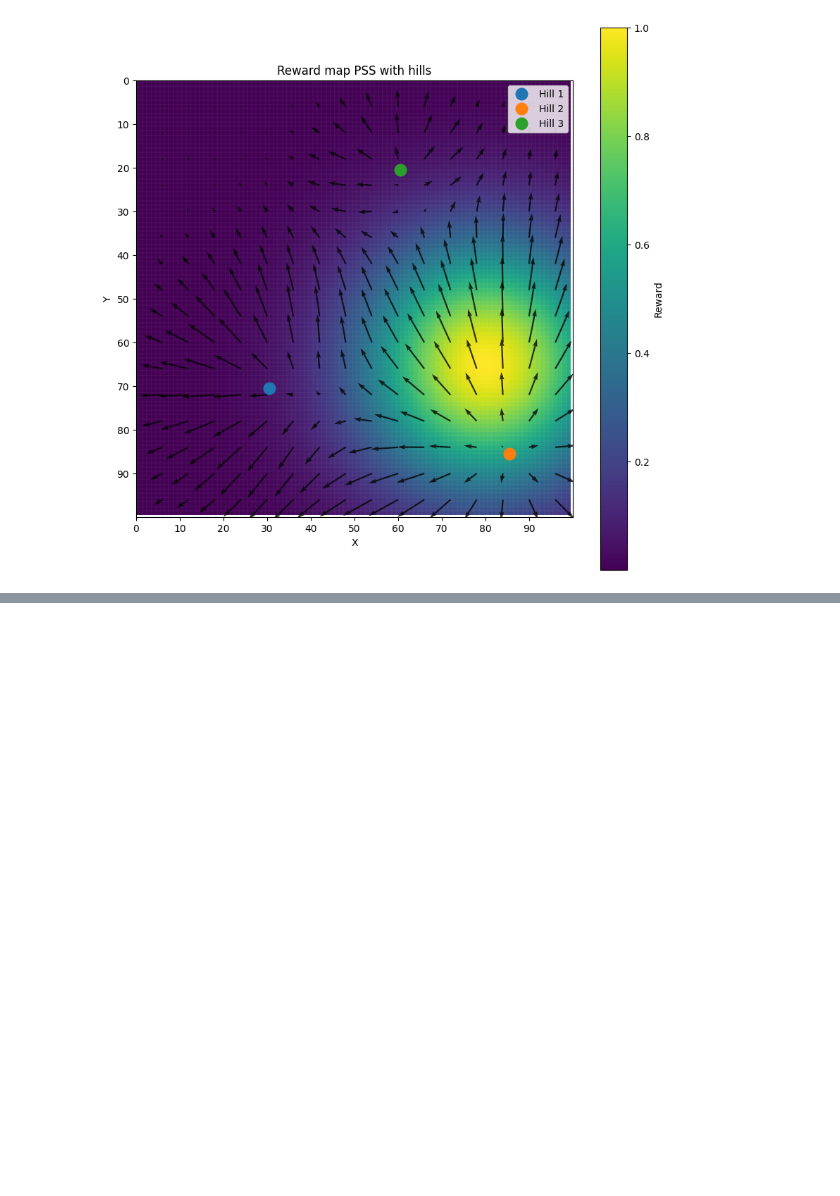
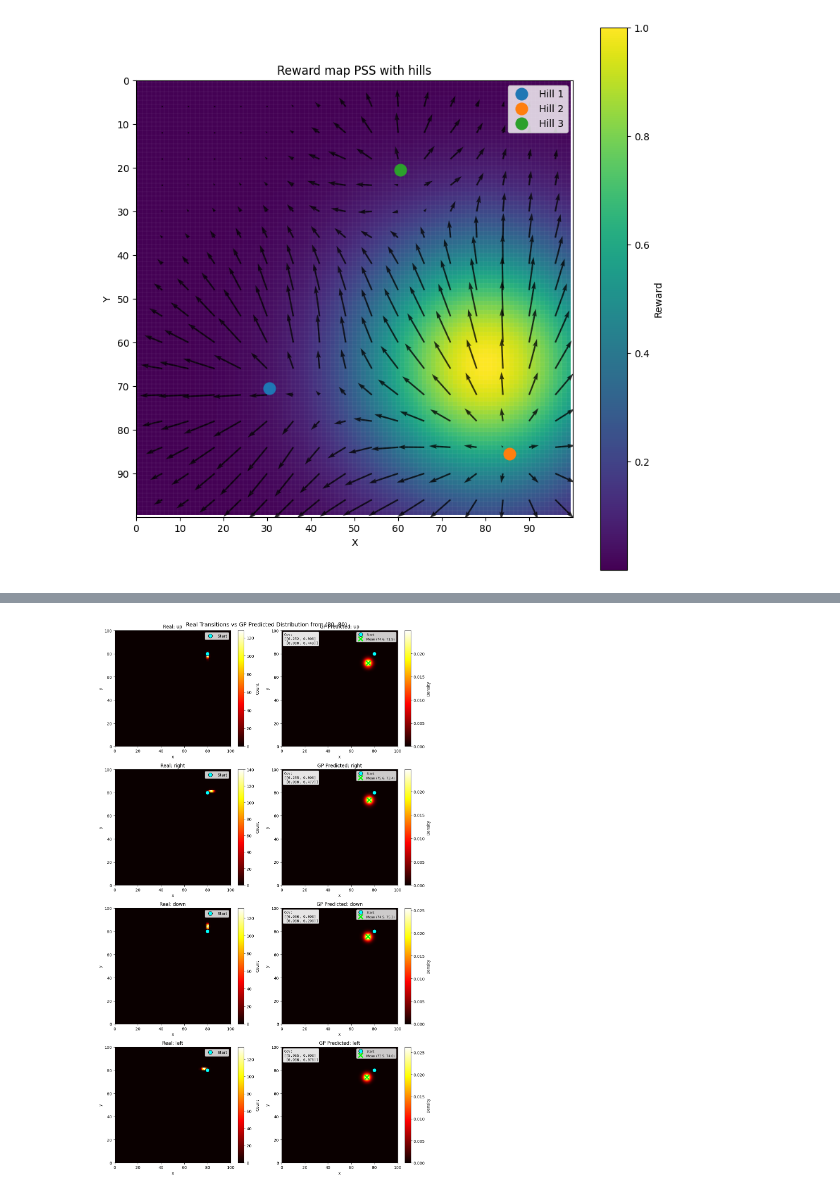
Before and after one commit to ThijsvSchaik/BayesianRLunderUncertainty, a Jupyter notebook: notebooks/gp_setup.ipynb, the cells around one changed output, grey strips where cells are left out. Drawn from its saved outputs; the diff is of its cells as text; code cells hidden in the pictures; blank space fills up the shorter version.

```diff
--- a/notebooks/gp_setup.ipynb
+++ b/notebooks/gp_setup.ipynb
@@ -36,0 +436,93 @@ import torch
+# %%
+# Compare GP predicted distribution vs real transition distribution
+# Real: heatmap of samples. GP: 2D Gaussian density from covariance matrix
+from scipy.stats import multivariate_normal
+
+start_state = (80, 80)
+n_samples = 1000
+
+fig, axs = plt.subplots(4, 2, figsize=(12, 20))
+
+for row, (action_name, action) in enumerate(actions.items()):
+    ax_real = axs[row, 0]
+    ax_gp = axs[row, 1]
+
+    # Build input for GP
+    x_input = torch.tensor([[start_state[0], start_state[1], action[0], action[1]]], dtype=torch.float32)
+
+    # Get GP prediction distribution
+    model.eval()
+    likelihood.eval()
+
+    with torch.no_grad(), gpytorch.settings.fast_pred_var():
+        pred = likelihood(model(x_input))
+        pred_mean = pred.mean.squeeze().numpy()
+        # Get the full covariance and extract 2x2 for our single point
+        full_cov = pred.covariance_matrix
+        if full_cov.dim() == 3:
+            pred_cov = full_cov[0].numpy()
+        else:
+            pred_cov = full_cov.numpy()
+        lower, upper = pred.confidence_region()
+        lower = lower.squeeze().numpy()
+        upper = upper.squeeze().numpy()
+
+    # Sample from real environment
+    counts_real = np.zeros((100, 100))
+    for _ in range(n_samples):
+        x, y = env.transition(start_state, action)
+        counts_real[y, x] += 1
+
+    x0, y0 = start_state
+
+    # Plot real heatmap
+    im_real = ax_real.imshow(counts_real, cmap='hot', origin='lower',
+                              extent=[0, 100, 0, 100])
+    ax_real.plot(x0, y0, 'o', markersize=10, label='Start', color='cyan', markeredgecolor='black')
+    ax_real.set_title(f"Real: {action_name}")
+    ax_real.set_xlabel('x')
+    ax_real.set_ylabel('y')
+    ax_real.legend()
+    plt.colorbar(im_real, ax=ax_real, label='Count')
+
+    # Create 2D Gaussian density from GP prediction
+    # Make covariance positive definite by using absolute eigenvalues
+    eigenvalues, eigenvectors = np.linalg.eigh(pred_cov)
+    eigenvalues = np.abs(eigenvalues) + 1e-6  # Ensure positive
+    pred_cov_fixed = eigenvectors @ np.diag(eigenvalues) @ eigenvectors.T
+    print("Original covariance matrix:\n", pred_cov, "\n new covariance matrix:\n", pred_cov_fixed)
+
+    # Create grid for density evaluation
+    x_grid = np.linspace(0, 100, 100)
+    y_grid = np.linspace(0, 100, 100)
+    print(f"Learned noise per task: {likelihood.task_noises}")
+    X, Y = np.meshgrid(x_grid, y_grid)
+    pos = np.dstack((X, Y))
+
+    # Evaluate 2D Gaussian PDF
+    rv = multivariate_normal(pred_mean, pred_cov_fixed)
+    Z = rv.pdf(pos)
+
+    # Plot GP density as heatmap
+    im_gp = ax_gp.imshow(Z, cmap='hot', origin='lower', extent=[0, 100, 0, 100])
+    ax_gp.plot(x0, y0, 'o', markersize=10, label='Start', color='cyan', markeredgecolor='black')
+    ax_gp.plot(pred_mean[0], pred_mean[1], 'x', markersize=12, color='lime',
+               markeredgewidth=3, label=f'Mean ({pred_mean[0]:.1f}, {pred_mean[1]:.1f})')
+
+    ax_gp.set_title(f"GP Predicted: {action_name}")
+    ax_gp.set_xlabel('x')
+    ax_gp.set_ylabel('y')
+    ax_gp.legend(loc='upper right', fontsize=8)
+    plt.colorbar(im_gp, ax=ax_gp, label='Density')
+
+    # Add covariance matrix text in corner
+    cov_text = f"Cov:\n[[{pred_cov[0,0]:.3f}, {pred_cov[0,1]:.3f}]\n [{pred_cov[1,0]:.3f}, {pred_cov[1,1]:.3f}]]"
+    ax_gp.text(0.02, 0.98, cov_text,
+               transform=ax_gp.transAxes, fontsize=9, verticalalignment='top',
+               horizontalalignment='left', fontfamily='monospace',
+               bbox=dict(boxstyle='round', facecolor='white', alpha=0.9, edgecolor='black'))
+
+plt.suptitle(f'Real Transitions vs GP Predicted Distribution from {start_state}', fontsize=14)
+plt.tight_layout()
+plt.show()
+# %% [output]
@@ -37 +546,2 @@ import torch
+[figure, added]
 # %%
```
Also changed, not shown: parts of 17 cells of this notebook, 11 other files.
